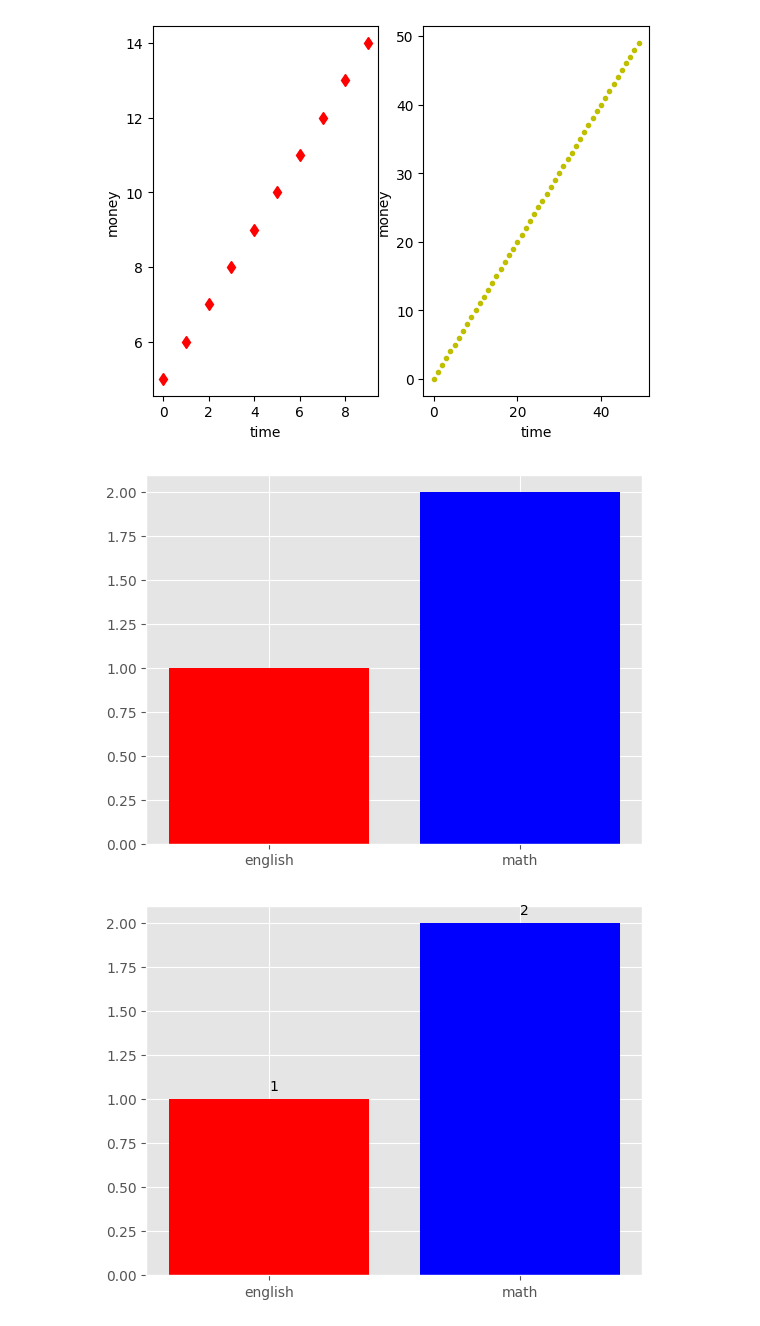
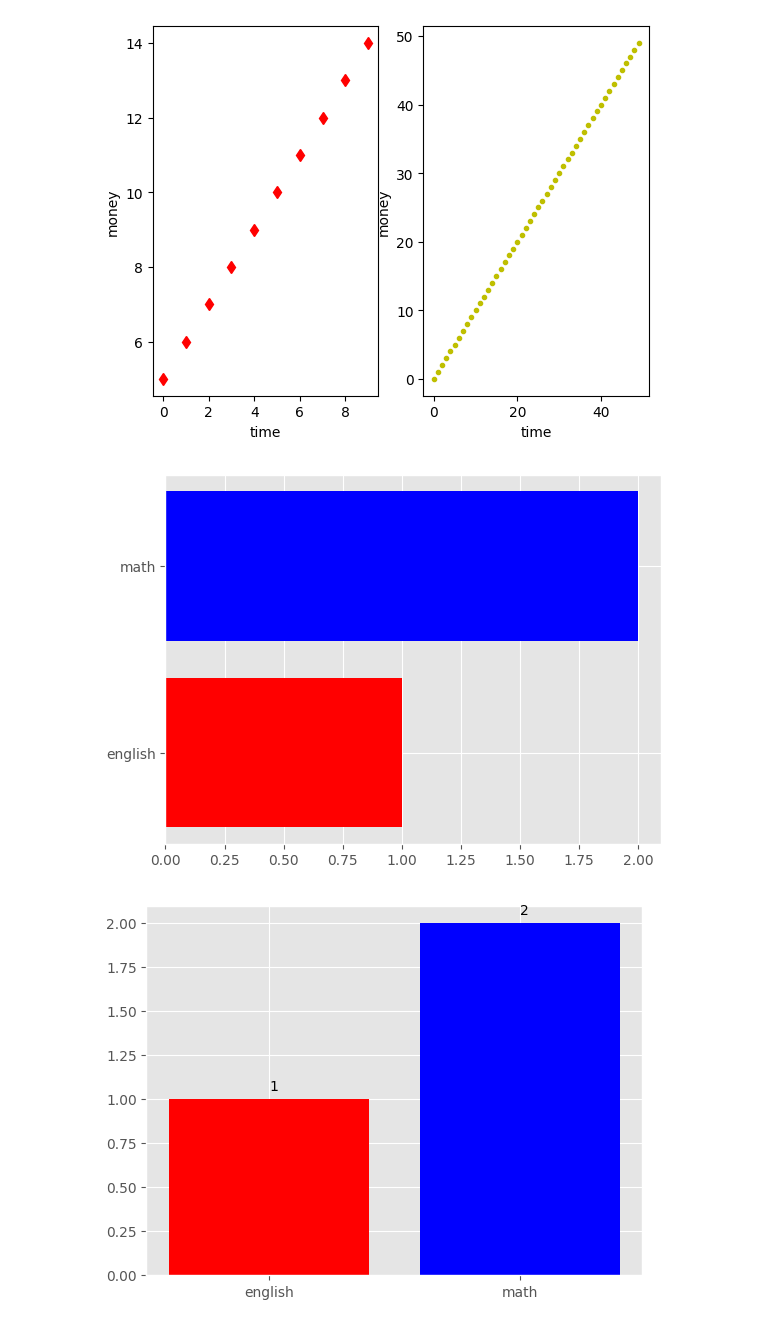
Before and after one commit to duddl6292/py_ex2602, a Jupyter notebook: matplotlib/matplotlibEx.ipynb, the cells around one changed output. Drawn from its saved outputs; the diff is of its cells as text; code cells hidden in the pictures.

```diff
--- a/matplotlib/matplotlibEx.ipynb
+++ b/matplotlib/matplotlibEx.ipynb
@@ -104,23 +104,23 @@ plt.show()
 # %%
 fig  = plt.figure()
 
 plt.style.use("ggplot")
 
 a = fig.add_subplot(111)
 x = [3, 4] # 막대의 위치(좌표 기준)
 y = [1, 2] # 막대의 높이(값 기준)
 
 # x축 라벨 이름(tick 이름)
 labels = ['english', 'math']
 
 # 각 막대에 적용할 색상
 colors = ['red', 'blue']
 
-a.bar(x, y, tick_label=labels, color=colors) # bar뒤에 h를 붙이면 가로로 나옴(barh)
+a.barh(x, y, tick_label=labels, color=colors) # bar뒤에 h를 붙이면 가로로 나옴(barh)
 
 plt.show()
 # %% [output]
-[figure, old version]
+[figure, new version]
 # %%
 fig  = plt.figure()
 
```
